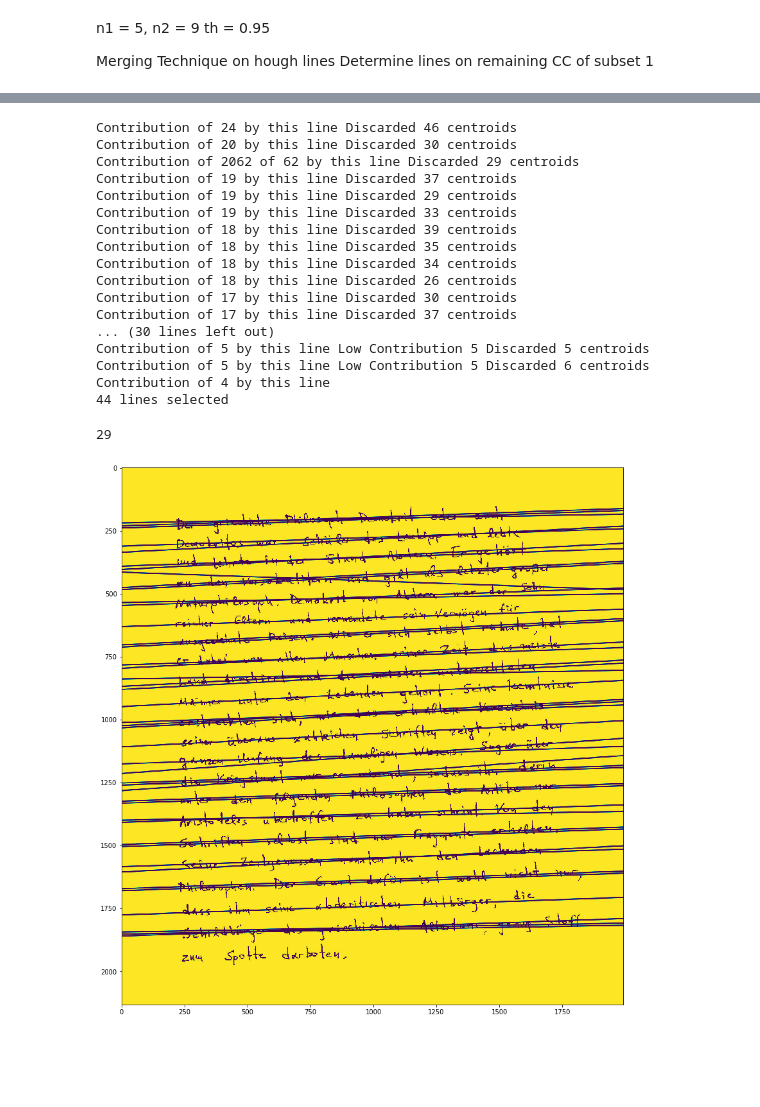
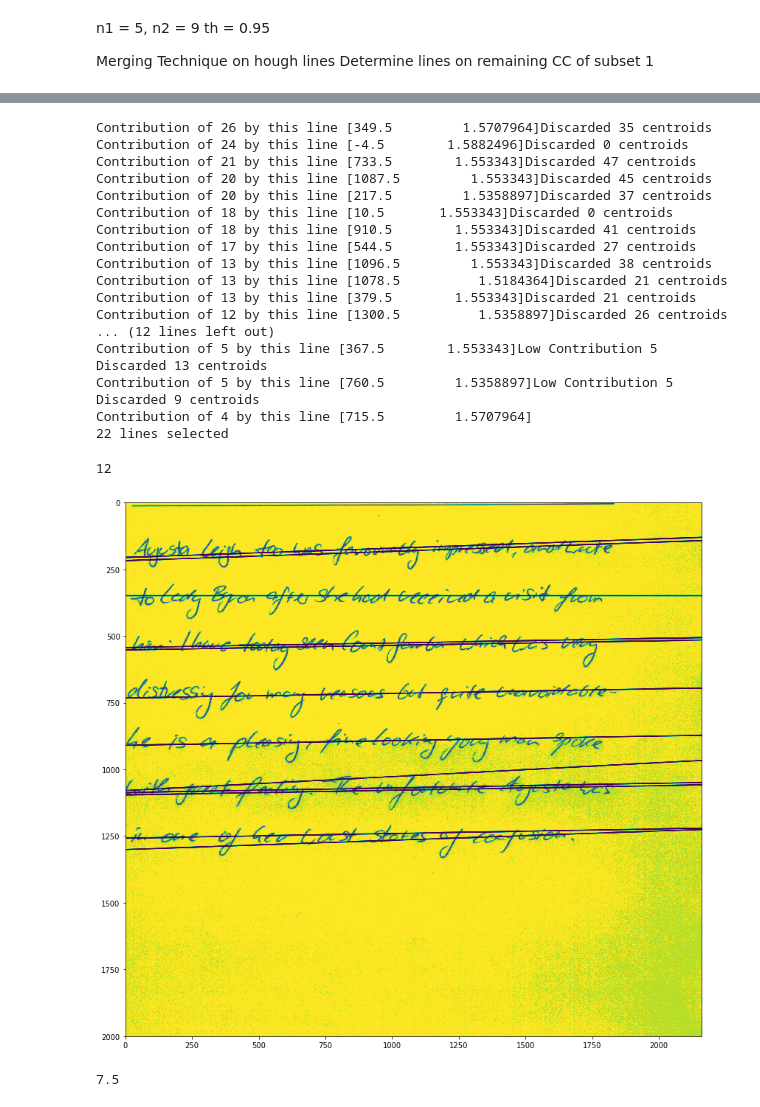
Before and after one commit to lcukerd/Louloudis, a Jupyter notebook: Implementation.ipynb, the cells around one changed output, grey strips where cells are left out. Cells and saved outputs as stored; diff of their text form; code cells hidden in the pictures; blank space fills up the shorter version.

```diff
--- a/Implementation.ipynb
+++ b/Implementation.ipynb
@@ -18,6 +18,6 @@ from globalVar import *
 # %%
 rcParams['figure.figsize'] = 14, 28
 # %%
-image = loadImage('../icdar/116.jpg')
+image = loadImage('../IAM/g07-022b.png')
 plt.imshow(image);
 # %% [output]
@@ -74,7 +74,8 @@ n = 1000;
 selLines = [];
 while (True):
     lineP, pos, n = findPrimaryCell(lines, centroidP);
-    print ("\rContribution of " + str(n), end= " by this line ");
+    lines[pos] = [(-1, -1)];
+    print ("\rContribution of " + str(n), end= " by this line " + str(lineP));
     if n < 5:
         break;
     elif n < 9:
@@ -86,40 +87,39 @@ while (True):
 
     centroidPN, count = discardPartition(lineP, np.copy(centroidP), centroids1, mapP)
 
-    if (count == 0):
-        break;
 
     print ("Discarded " + str(count) + " centroids");
 
     centroidP = np.copy(centroidPN);
-    selLines.append(lineP);
+    if count != 0:
+        selLines.append(lineP);
 
 print ("\n" + str(len(selLines)) + " lines selected");
 # %% [output]
-Contribution of 24 by this line Discarded 46 centroids
-Contribution of 20 by this line Discarded 30 centroids
-Contribution of 2062 of 62 by this line Discarded 29 centroids
-Contribution of 19 by this line Discarded 37 centroids
-Contribution of 19 by this line Discarded 29 centroids
-Contribution of 19 by this line Discarded 33 centroids
-Contribution of 18 by this line Discarded 39 centroids
-Contribution of 18 by this line Discarded 35 centroids
-Contribution of 18 by this line Discarded 34 centroids
-Contribution of 18 by this line Discarded 26 centroids
-Contribution of 17 by this line Discarded 30 centroids
-Contribution of 17 by this line Discarded 37 centroids
-... (30 lines left out)
-Contribution of 5 by this line Low Contribution 5 Discarded 5 centroids
-Contribution of 5 by this line Low Contribution 5 Discarded 6 centroids
-Contribution of 4 by this line
-44 lines selected
+Contribution of 26 by this line [349.5         1.5707964]Discarded 35 centroids
+Contribution of 24 by this line [-4.5        1.5882496]Discarded 0 centroids
+Contribution of 21 by this line [733.5        1.553343]Discarded 47 centroids
+Contribution of 20 by this line [1087.5         1.553343]Discarded 45 centroids
+Contribution of 20 by this line [217.5         1.5358897]Discarded 37 centroids
+Contribution of 18 by this line [10.5       1.553343]Discarded 0 centroids
+Contribution of 18 by this line [910.5        1.553343]Discarded 41 centroids
+Contribution of 17 by this line [544.5        1.553343]Discarded 27 centroids
+Contribution of 13 by this line [1096.5         1.553343]Discarded 38 centroids
+Contribution of 13 by this line [1078.5          1.5184364]Discarded 21 centroids
+Contribution of 13 by this line [379.5        1.553343]Discarded 21 centroids
+Contribution of 12 by this line [1300.5          1.5358897]Discarded 26 centroids
+... (12 lines left out)
+Contribution of 5 by this line [367.5        1.553343]Low Contribution 5 Discarded 13 centroids
+Contribution of 5 by this line [760.5         1.5358897]Low Contribution 5 Discarded 9 centroids
+Contribution of 4 by this line [715.5         1.5707964]
+22 lines selected
 # %%
 count, nl = getIntersectionsH(selLines, image)
 print (count);
 # %% [output]
-29
+12
 # %%
-showLines(selLines, np.copy(image))
+showLines(nl, np.copy(image))
 # %% [output]
-[figure, old version]
+[figure, new version]
 # %%
@@ -166,3 +166,7 @@ def getIntersectionsH(lines, image):
                     distances.append( int(inter.distance(Point(w/2, inter.y))));
 
     return count, nlines;
+# %%
+lines[0][0][0]
+# %% [output]
+7.5
```
Also changed, not shown: parts of 5 cells of this notebook, 3 other files.
